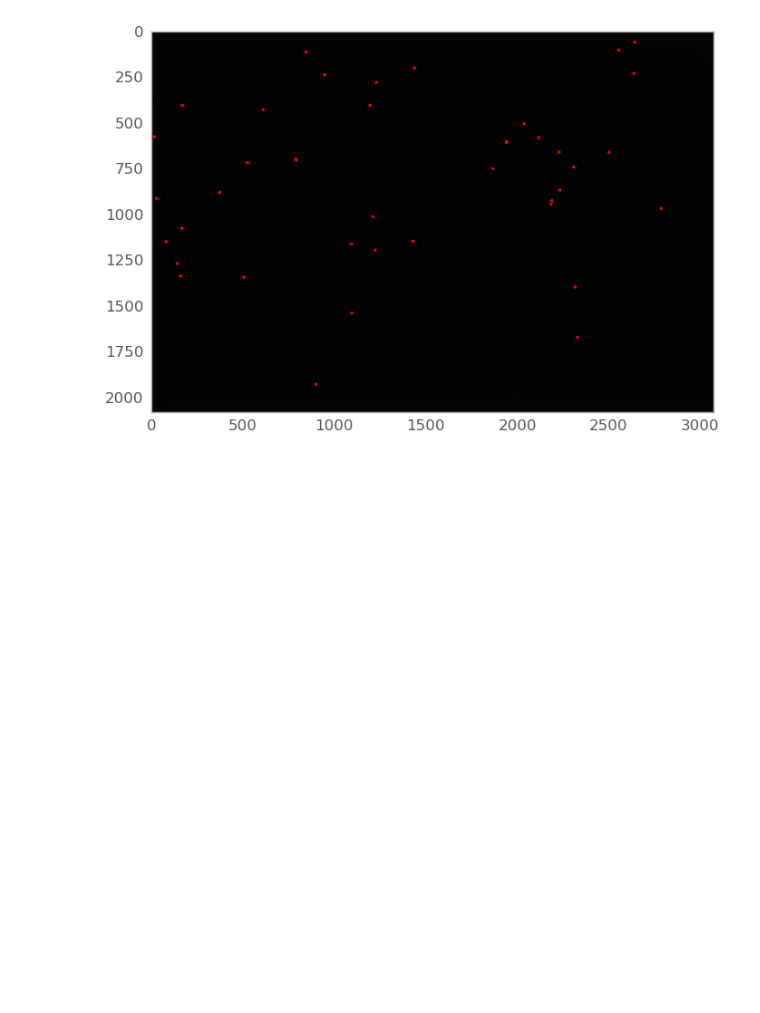
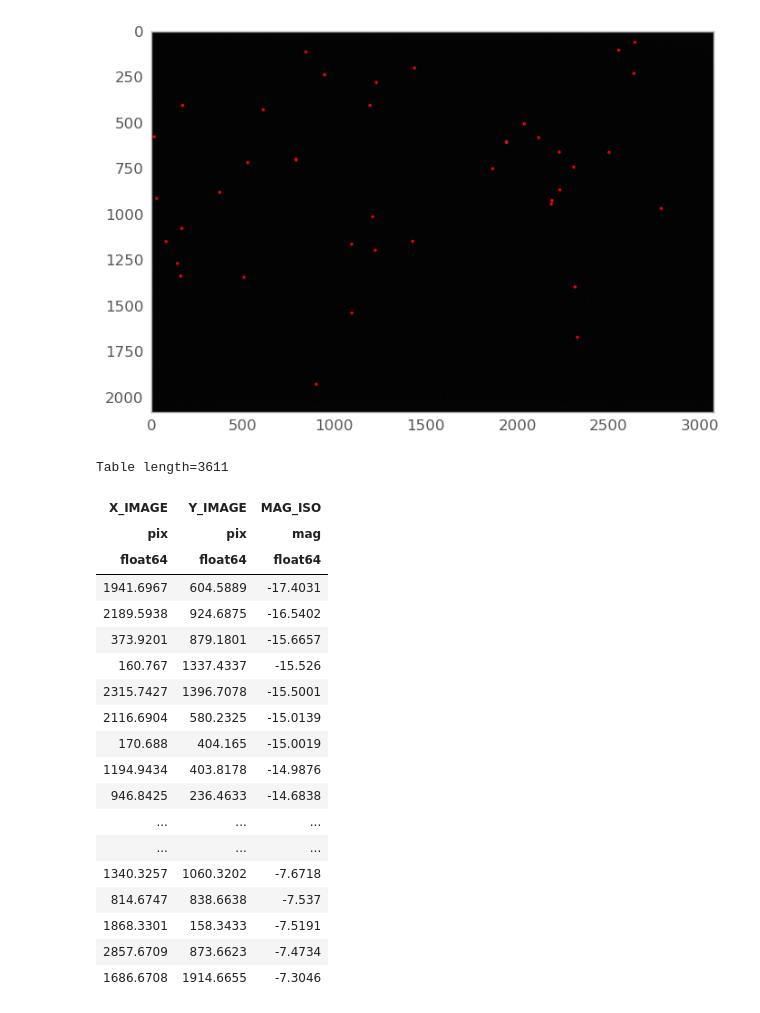
Before and after one commit to manauwar713/task-inspecity, a Jupyter notebook: notebooks/notebook.ipynb, the cells around one changed output. Saved outputs shown, nothing was run; the diff lists cells and outputs as text; code cells hidden in the pictures; blank space fills up the shorter version.

```diff
--- a/notebooks/notebook.ipynb
+++ b/notebooks/notebook.ipynb
@@ -37,4 +40,27 @@ plt.show()
 # %% [output]
 (2080, 3072)
 [figure]
+# %%
+sext1
+# %% [output]
+Table length=3611
+| X_IMAGE | Y_IMAGE | MAG_ISO |
+| pix | pix | mag |
+| float64 | float64 | float64 |
+| 1941.6967 | 604.5889 | -17.4031 |
+| 2189.5938 | 924.6875 | -16.5402 |
+| 373.9201 | 879.1801 | -15.6657 |
+| 160.767 | 1337.4337 | -15.526 |
+| 2315.7427 | 1396.7078 | -15.5001 |
+| 2116.6904 | 580.2325 | -15.0139 |
+| 170.688 | 404.165 | -15.0019 |
+| 1194.9434 | 403.8178 | -14.9876 |
+| 946.8425 | 236.4633 | -14.6838 |
+| ... | ... | ... |
+| ... | ... | ... |
+| 1340.3257 | 1060.3202 | -7.6718 |
+| 814.6747 | 838.6638 | -7.537 |
+| 1868.3301 | 158.3433 | -7.5191 |
+| 2857.6709 | 873.6623 | -7.4734 |
+| 1686.6708 | 1914.6655 | -7.3046 |
 # %%
```
Also changed, not shown: parts of 21 cells of this notebook, 9 other files.
